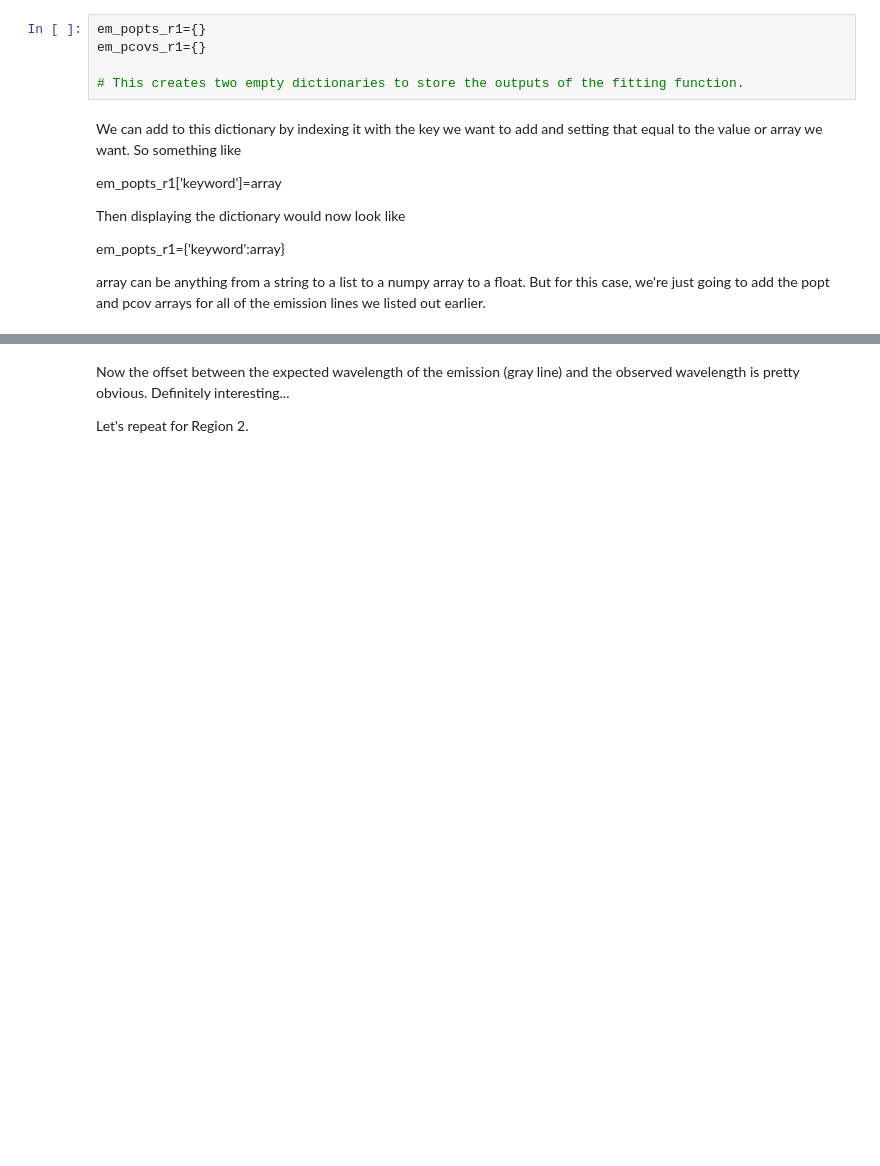
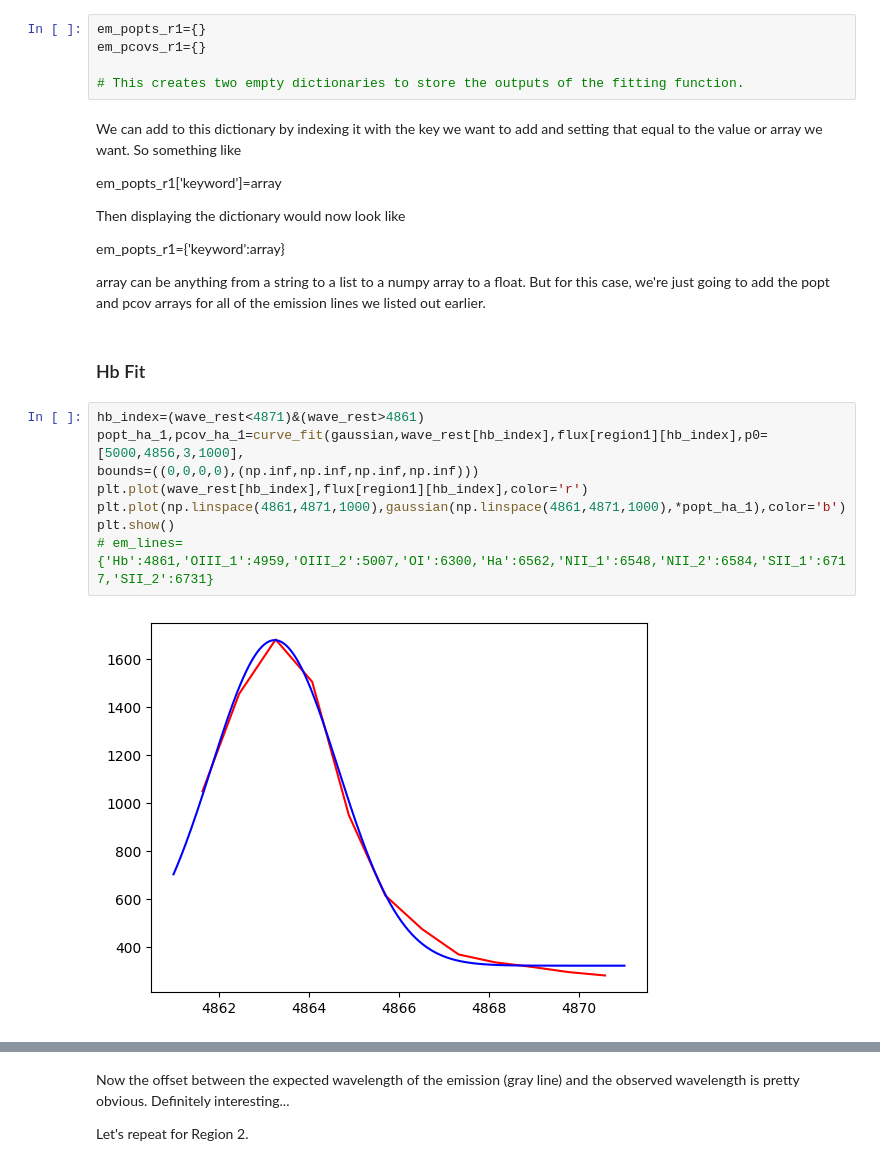
Before and after one commit to myasmedley/HII-Regions-in-NGC-253---Polaris-2026, a Jupyter notebook: PlottingEmissionLines.ipynb, the cells around one changed output, grey strips where cells are left out. Saved outputs shown, nothing was run; the diff lists cells and outputs as text; blank space fills up the shorter version.

```diff
--- a/PlottingEmissionLines.ipynb
+++ b/PlottingEmissionLines.ipynb
@@ -356,3 +367,15 @@ Then displaying the dictionary would now look like
 em_popts_r1={'keyword':array}
 
 array can be anything from a string to a list to a numpy array to a float. But for this case, we're just going to add the popt and pcov arrays for all of the emission lines we listed out earlier.
+# %% [markdown]
+### Hb Fit
+# %%
+hb_index=(wave_rest<4871)&(wave_rest>4861)
+popt_ha_1,pcov_ha_1=curve_fit(gaussian,wave_rest[hb_index],flux[region1][hb_index],p0=[5000,4856,3,1000],
+bounds=((0,0,0,0),(np.inf,np.inf,np.inf,np.inf)))
+plt.plot(wave_rest[hb_index],flux[region1][hb_index],color='r')
+plt.plot(np.linspace(4861,4871,1000),gaussian(np.linspace(4861,4871,1000),*popt_ha_1),color='b')
+plt.show()
+# em_lines={'Hb':4861,'OIII_1':4959,'OIII_2':5007,'OI':6300,'Ha':6562,'NII_1':6548,'NII_2':6584,'SII_1':6717,'SII_2':6731}
+# %% [output]
+[figure, added]
```
Also changed, not shown: parts of 5 cells of this notebook, 1 other file.
